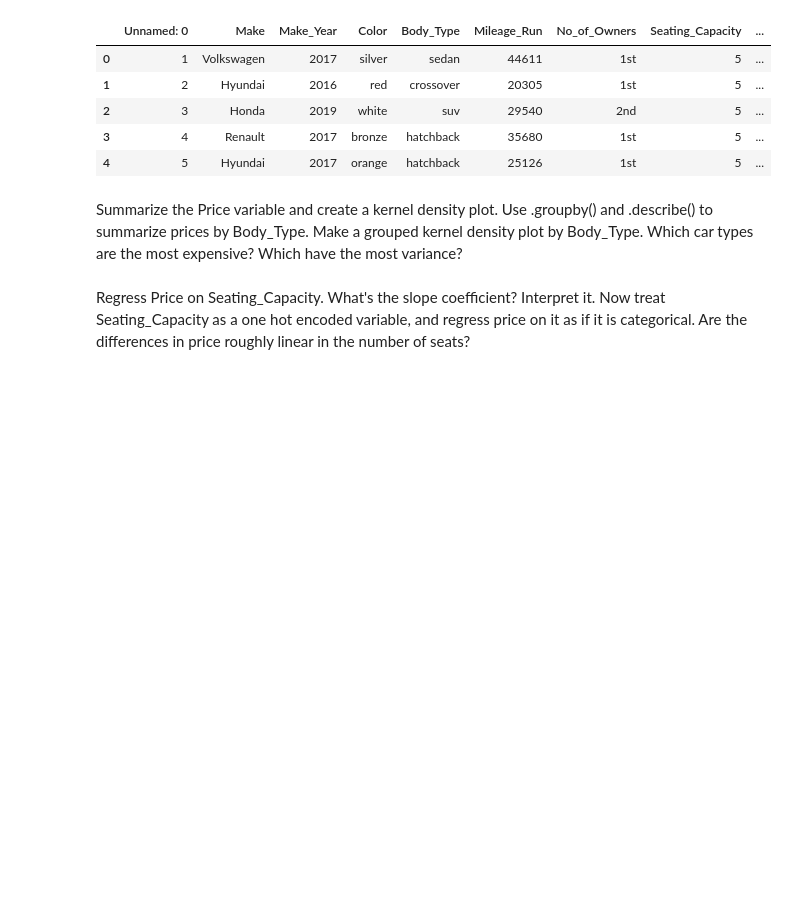
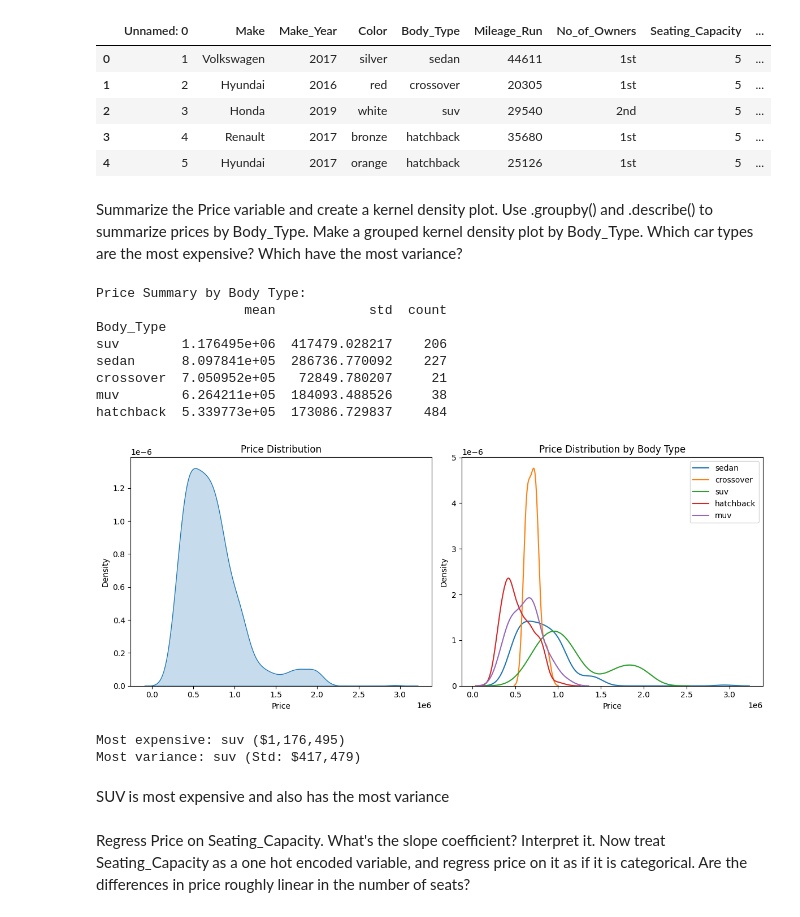
Before and after one commit to Elizabethav03/My_undergrad_ml_assignments, a Jupyter notebook: 03_assignment_linear_models.ipynb, the cells around one changed output. Saved outputs shown, nothing was run; the diff lists cells and outputs as text; code cells hidden in the pictures; blank space fills up the shorter version.

```diff
--- a/03_assignment_linear_models.ipynb
+++ b/03_assignment_linear_models.ipynb
@@ -380,5 +383,44 @@ Cars.head()
 | 4 | 5 | Hyundai | 2017 | orange | hatchback | 25126 | 1st | 5 | ... |
 # %% [markdown]
 Summarize the Price variable and create a kernel density plot. Use .groupby() and .describe() to summarize prices by Body_Type. Make a grouped kernel density plot by Body_Type. Which car types are the most expensive? Which have the most variance?
+# %%
+# Summary statistics
+print("Price Summary by Body Type:")
+print(Cars.groupby('Body_Type')['Price'].agg(['mean', 'std', 'count']).sort_values('mean', ascending=False))
+
+# Kernel density plots
+plt.figure(figsize=(12, 5))
+
+plt.subplot(1, 2, 1)
+sns.kdeplot(Cars['Price'], fill=True)
+plt.title('Price Distribution')
+
+plt.subplot(1, 2, 2)
+for body in Cars['Body_Type'].unique():
+    sns.kdeplot(Cars[Cars['Body_Type'] == body]['Price'], label=body)
+plt.title('Price Distribution by Body Type')
+plt.legend()
+
+plt.tight_layout()
+plt.show()
+
+# Most expensive and most variable
+body_stats = Cars.groupby('Body_Type')['Price'].agg(['mean', 'std'])
+print(f"\nMost expensive: {body_stats['mean'].idxmax()} (${body_stats['mean'].max():,.0f})")
+print(f"Most variance: {body_stats['std'].idxmax()} (Std: ${body_stats['std'].max():,.0f})")
+# %% [output]
+Price Summary by Body Type:
+                   mean            std  count
+Body_Type
+suv        1.176495e+06  417479.028217    206
+sedan      8.097841e+05  286736.770092    227
+crossover  7.050952e+05   72849.780207     21
+muv        6.264211e+05  184093.488526     38
+hatchback  5.339773e+05  173086.729837    484
+[figure, added]
+Most expensive: suv ($1,176,495)
+Most variance: suv (Std: $417,479)
+# %% [markdown]
+SUV is most expensive and also has the most variance
 # %% [markdown]
 Regress Price on Seating_Capacity. What's the slope coefficient? Interpret it. Now treat Seating_Capacity as a one hot encoded variable, and regress price on it as if it is categorical. Are the differences in price roughly linear in the number of seats?
```
Also changed, not shown: parts of 12 cells of this notebook.
